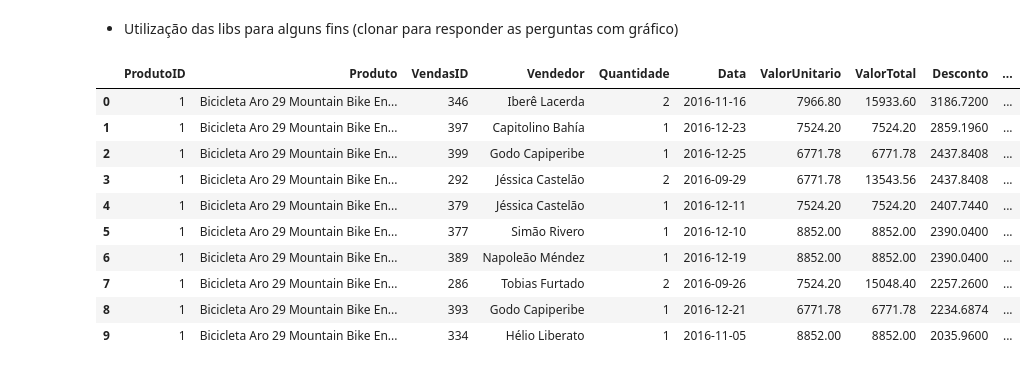
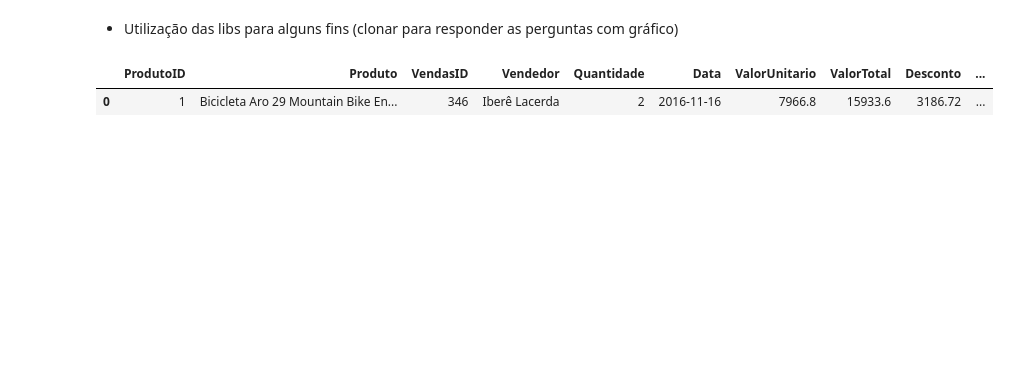
Before and after one commit to jcostaa1/analysis-client, a Jupyter notebook: analytic_graphs.ipynb, the cells around one changed output. Drawn from its saved outputs; the diff is of its cells as text; code cells hidden in the pictures; blank space fills up the shorter version.

```diff
--- a/analytic_graphs.ipynb
+++ b/analytic_graphs.ipynb
@@ -7,18 +7,9 @@ import matplotlib.pyplot as plt
 # %%
 # lendo o doc
 df = pd.read_excel('data_cli.xlsx')
-df.head(10)
+df.head(1)
 # %% [output]
 |  | ProdutoID | Produto | VendasID | Vendedor | Quantidade | Data | ValorUnitario | ValorTotal | Desconto | ... |
-| 0 | 1 | Bicicleta Aro 29 Mountain Bike En... | 346 | Iberê Lacerda | 2 | 2016-11-16 | 7966.80 | 15933.60 | 3186.7200 | ... |
-| 1 | 1 | Bicicleta Aro 29 Mountain Bike En... | 397 | Capitolino Bahía | 1 | 2016-12-23 | 7524.20 | 7524.20 | 2859.1960 | ... |
-| 2 | 1 | Bicicleta Aro 29 Mountain Bike En... | 399 | Godo Capiperibe | 1 | 2016-12-25 | 6771.78 | 6771.78 | 2437.8408 | ... |
-| 3 | 1 | Bicicleta Aro 29 Mountain Bike En... | 292 | Jéssica Castelão | 2 | 2016-09-29 | 6771.78 | 13543.56 | 2437.8408 | ... |
-| 4 | 1 | Bicicleta Aro 29 Mountain Bike En... | 379 | Jéssica Castelão | 1 | 2016-12-11 | 7524.20 | 7524.20 | 2407.7440 | ... |
-| 5 | 1 | Bicicleta Aro 29 Mountain Bike En... | 377 | Simão Rivero | 1 | 2016-12-10 | 8852.00 | 8852.00 | 2390.0400 | ... |
-| 6 | 1 | Bicicleta Aro 29 Mountain Bike En... | 389 | Napoleão Méndez | 1 | 2016-12-19 | 8852.00 | 8852.00 | 2390.0400 | ... |
-| 7 | 1 | Bicicleta Aro 29 Mountain Bike En... | 286 | Tobias Furtado | 2 | 2016-09-26 | 7524.20 | 15048.40 | 2257.2600 | ... |
-| 8 | 1 | Bicicleta Aro 29 Mountain Bike En... | 393 | Godo Capiperibe | 1 | 2016-12-21 | 6771.78 | 6771.78 | 2234.6874 | ... |
-| 9 | 1 | Bicicleta Aro 29 Mountain Bike En... | 334 | Hélio Liberato | 1 | 2016-11-05 | 8852.00 | 8852.00 | 2035.9600 | ... |
+| 0 | 1 | Bicicleta Aro 29 Mountain Bike En... | 346 | Iberê Lacerda | 2 | 2016-11-16 | 7966.8 | 15933.6 | 3186.72 | ... |
 # %%
 #Qual é o produto mais vendido em termos de quantidade?
```
Also changed, not shown: parts of 6 cells of this notebook.
